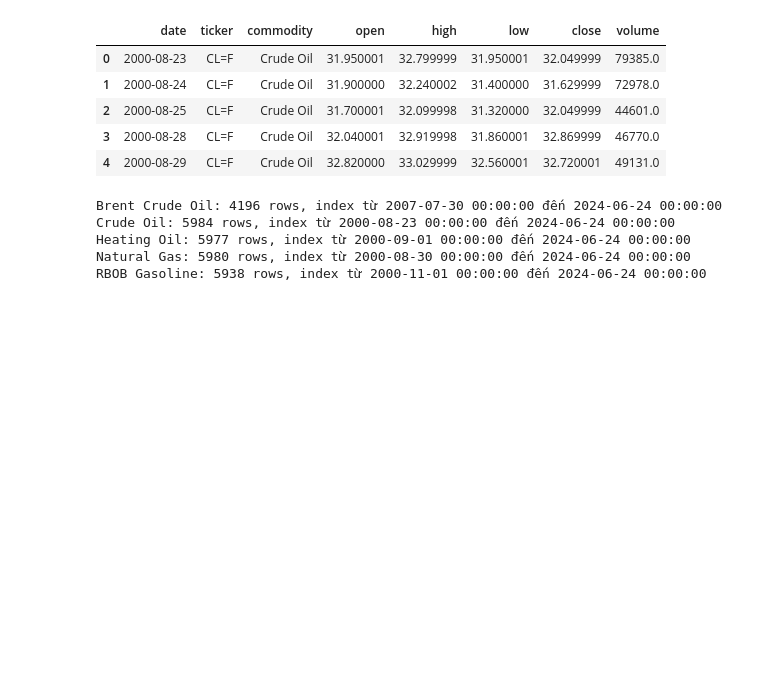
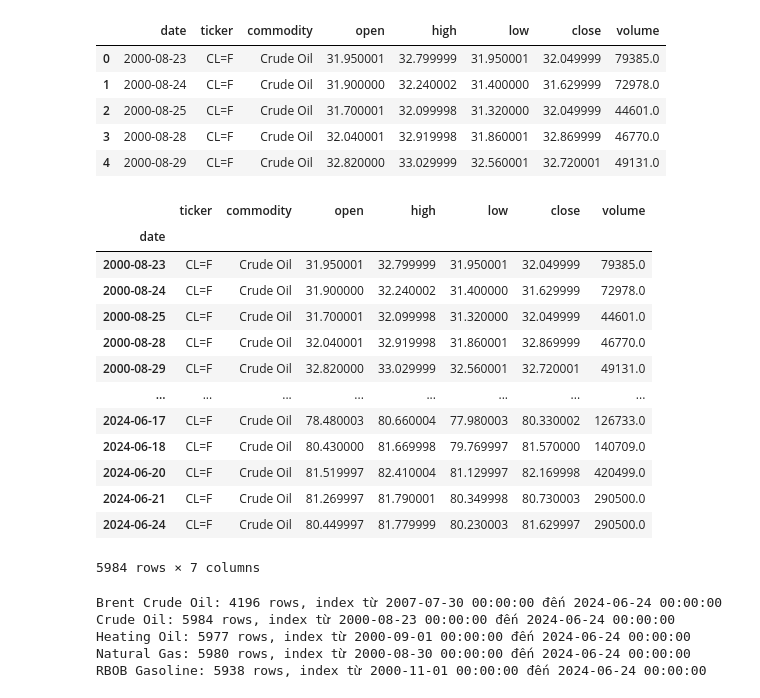
Before and after one commit to tuongvi0221/Business_data_analytics, a Jupyter notebook: ThucNghiem/3_re_cleansing_data.ipynb, the cells around one changed output. Drawn from its saved outputs; the diff is of its cells as text; code cells hidden in the pictures; blank space fills up the shorter version.

Commit message:
Chinh sua v2 du doan gia dau cua Brent_Crude_Oil va v3 la training 5 model du doan 5 loai dau khac nhau

```diff
--- a/ThucNghiem/3_re_cleansing_data.ipynb
+++ b/ThucNghiem/3_re_cleansing_data.ipynb
@@ -59,7 +59,3 @@ Index(['ticker', 'commodity', 'open', 'high', 'low', 'close', 'volume'], dtype='
-# %%
-# Nếu lỡ đánh date thành index, bỏ index cho cột date bằng cách sau
-if df.index.name == 'date':
-    df.reset_index(inplace=True)
 # %%
 print(df.columns)
 # %% [output]
@@ -67,4 +63,2 @@ Index(['date', 'ticker', 'commodity', 'open', 'high', 'low', 'close',
        'volume'],
       dtype='object')
-# %%
-df['date'] = pd.to_datetime(df['date'], errors='coerce')
@@ -108,0 +117,12 @@ Các ngày thiếu trong dữ liệu: DatetimeIndex(['2000-08-26', '2000-08-27',
+# %%
+# Đảm bảo cột 'date' là index
+df = df.set_index('date')
+
+# Reindex để thêm các ngày thiếu
+df = df.reindex(date_range)
+
+# Đặt lại tên index thành 'date'
+df.index.name = 'date'
+
+# Reset index nếu cần
+df = df.reset_index()
@@ -126,8 +148,6 @@ Giá trị volume nhỏ hơn hoặc bằng 0: 107
 # %%
 for col in ['open', 'high', 'low', 'close']:
     df[col] = df[col].apply(lambda x: x if x > 0 else df[col].mean())  # Thay bằng giá trị trung bình của cột
-# %%
-df['volume'] = df['volume'].apply(lambda x: x if x > 0 else df['volume'].mean())  # Thay bằng giá trị trung bình
 # %%
 columns = ['date', 'ticker', 'commodity', 'open', 'high', 'low', 'close', 'volume']
 
@@ -252,6 +272,23 @@ for comm, grp in df.groupby('commodity'):
 #   - Brent:       series_dict['Brent Crude Oil']
 #   - Natural Gas: series_dict['Natural Gas']
 #   - … v.v.
+# %%
+series_dict['Crude Oil']
+# %% [output]
+|  | ticker | commodity | open | high | low | close | volume |
+| date |  |  |  |  |  |  |  |
+| 2000-08-23 | CL=F | Crude Oil | 31.950001 | 32.799999 | 31.950001 | 32.049999 | 79385.0 |
+| 2000-08-24 | CL=F | Crude Oil | 31.900000 | 32.240002 | 31.400000 | 31.629999 | 72978.0 |
+| 2000-08-25 | CL=F | Crude Oil | 31.700001 | 32.099998 | 31.320000 | 32.049999 | 44601.0 |
+| 2000-08-28 | CL=F | Crude Oil | 32.040001 | 32.919998 | 31.860001 | 32.869999 | 46770.0 |
+| 2000-08-29 | CL=F | Crude Oil | 32.820000 | 33.029999 | 32.560001 | 32.720001 | 49131.0 |
+| ... | ... | ... | ... | ... | ... | ... | ... |
+| 2024-06-17 | CL=F | Crude Oil | 78.480003 | 80.660004 | 77.980003 | 80.330002 | 126733.0 |
+| 2024-06-18 | CL=F | Crude Oil | 80.430000 | 81.669998 | 79.769997 | 81.570000 | 140709.0 |
+| 2024-06-20 | CL=F | Crude Oil | 81.519997 | 82.410004 | 81.129997 | 82.169998 | 420499.0 |
+| 2024-06-21 | CL=F | Crude Oil | 81.269997 | 81.790001 | 80.349998 | 80.730003 | 290500.0 |
+| 2024-06-24 | CL=F | Crude Oil | 80.449997 | 81.779999 | 80.230003 | 81.629997 | 290500.0 |
+5984 rows × 7 columns
 # %%
 # Ví dụ in ra thông tin từng DataFrame
 for comm, df_comm in series_dict.items():
```
Also changed, not shown: parts of 11 cells of this notebook, 20 other files.
